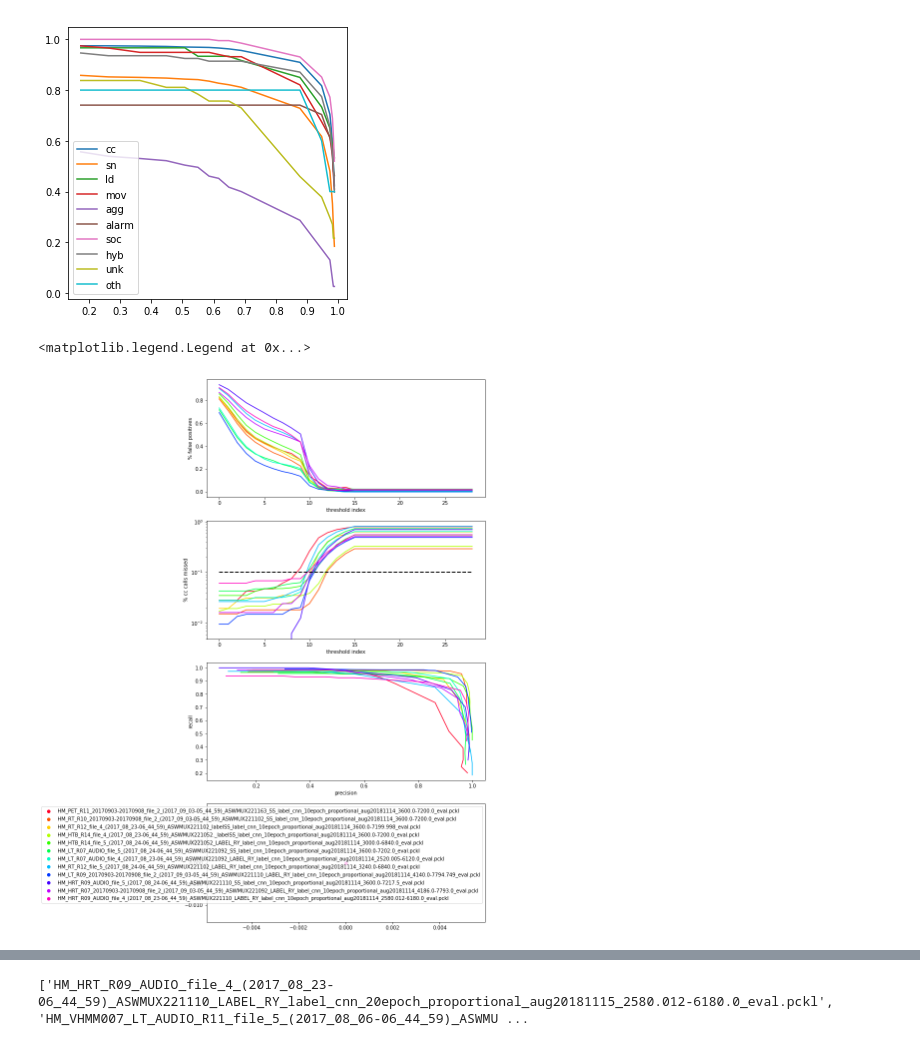
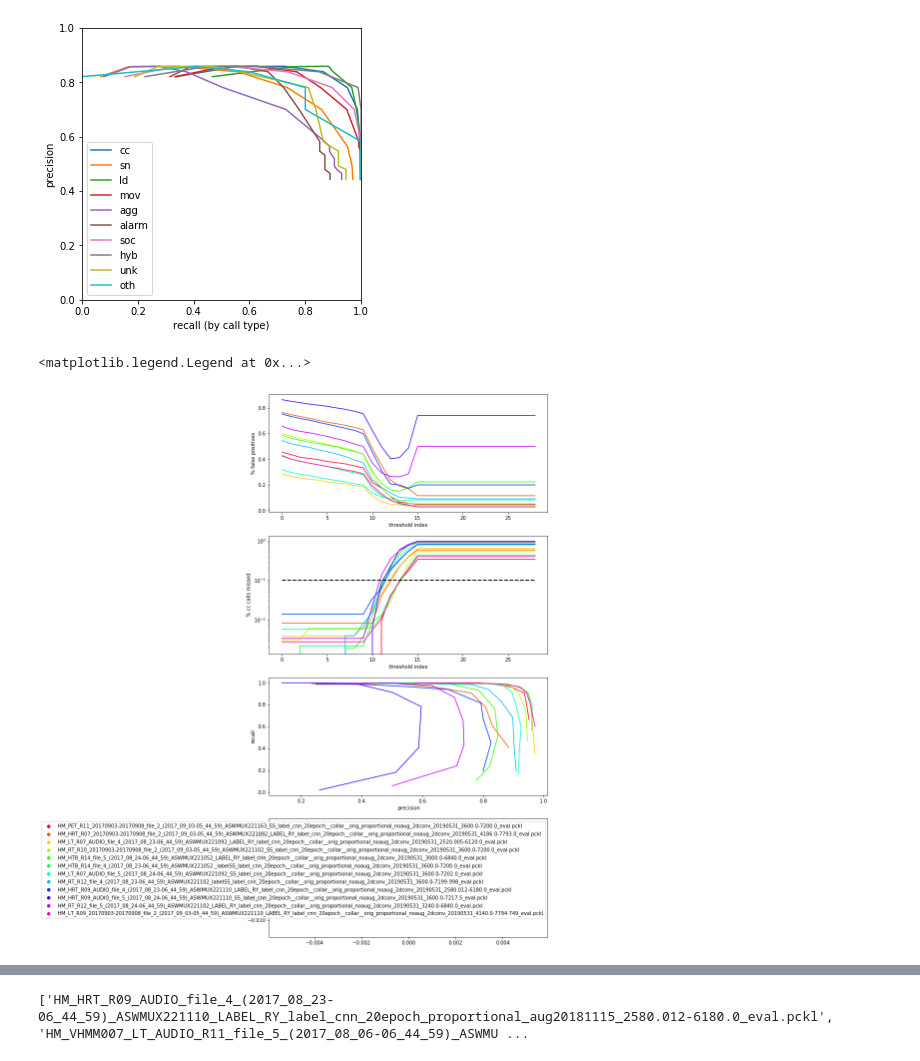
Before and after one commit to arianasp/meerkat_call_detector, a Jupyter notebook: meerkat_plot_evaluation_results.ipynb, the cells around one changed output, grey strips where cells are left out. Saved outputs shown, nothing was run; the diff lists cells and outputs as text; code cells hidden in the pictures.

```diff
--- a/meerkat_plot_evaluation_results.ipynb
+++ b/meerkat_plot_evaluation_results.ipynb
@@ -61,7 +73,7 @@ import numpy as np
 import matplotlib.pyplot as plt
 import matplotlib.cm as cm
 
-curr_model = 'cnn_10epoch_proportional_aug20181114'
+curr_model = 'cnn_20epoch__collar__orig_proportional_noaug_2dconv_20190531'
 
 #separate training and testing (training was files labeled by me, testing on files labeled by students)
 eval_dir = '/home/arianasp/meerkat_detector/eval'
@@ -114,8 +126,12 @@ for i in range(len(threshes)):
     precision_combined[i] = np.mean(precision_foc_all[i,:])
 plt.figure(figsize=(5,5))
 for i in range(len(call_types)):
-    plt.plot(precision_combined,recall_combined[:,i])
+    plt.plot(recall_combined[:,i],precision_combined)
 plt.legend(call_types)
+plt.ylabel('precision')
+plt.xlabel('recall (by call type)')
+plt.xlim((0,1))
+plt.ylim((0,1))
 plt.show()
 
 #make plots
@@ -129,34 +145,34 @@ call_type_idx = 0
 #ax.plot(-threshes+1)
 #ax.scatter(np.arange(0,len(threshes)),-threshes+1)
 #ax.semilogy()
 #ax.set_xlabel('threshold index')
 #ax.set_ylabel('1 - threshold value')
 ax = fig.add_subplot(4,1,1)
 for i in range(len(eval_files)):
     ax.plot(-precision_foc_all[:,i]+1,color=colors[i],linestyle=ls)
 ax.set_xlabel('threshold index')
 ax.set_ylabel('% false positives')
 ax = fig.add_subplot(4,1,2)
 for i in range(len(eval_files)):
     ax.plot(-recalls_foc_all[:,call_type_idx,i]+1,color=colors[i],linestyle=ls)
 ax.set_xlabel('threshold index')
 ax.set_ylabel('% ' + call_types[call_type_idx] + ' calls missed')
 ax.plot([0,len(threshes)-1],[.1,.1],color='black',linewidth=2,linestyle='dashed')
 ax.semilogy()
 ax = fig.add_subplot(4,1,3)
 ax.set_xlabel('precision')
 ax.set_ylabel('recall')
 for i in range(len(eval_files)):
     ax.plot(precision_foc_all[:,i],recalls_foc_all[:,call_type_idx,i],color=colors[i],linestyle=ls)
 ax2 = fig.add_subplot(4,1,4)
 #for i in range(len(eval_files)):
 #    custom_lines.append(plt.Line2D([0], [0], color=colors[i]))
 for i in range(len(eval_files)):
     ax2.scatter(0,0,color=colors[i])
 ax2.legend(eval_files)
 # %% [output]
-[figure, old version]
+[figure, new version]
 <matplotlib.legend.Legend at 0x...>
-[figure, old version]
+[figure, new version]
 # %%
 call_idx = 0
```
Also changed, not shown: parts of 2 cells of this notebook, 4 other files.
